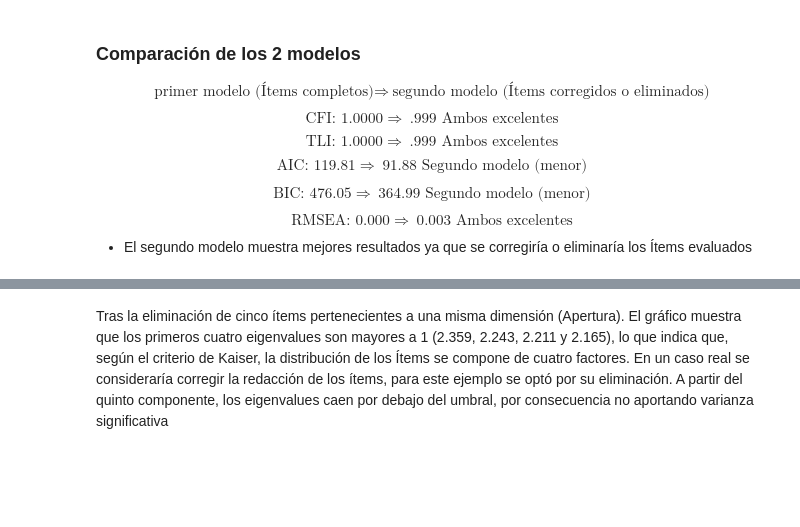
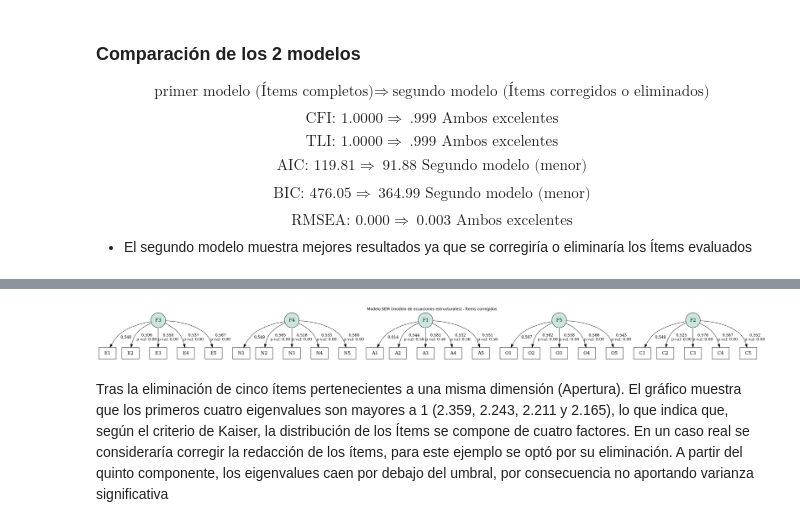
Before and after one commit to Leonard0711/statistics, a Jupyter notebook: statistics_py/afe_afc.ipynb, the cells around one changed output, grey strips where cells are left out. Drawn from its saved outputs; the diff is of its cells as text; code cells hidden in the pictures; blank space fills up the shorter version.

```diff
--- a/statistics_py/afe_afc.ipynb
+++ b/statistics_py/afe_afc.ipynb
@@ -567,3 +577,15 @@ semopy.semplot(model_1,filename="graph.png", std_ests=True)
+# %%
+graf_1 = semopy.semplot(model, filename="graph_1.png", std_ests=True)
+estimates_1 = model_1.inspect()
+img_1 = plt.imread("graph_1.png")
+plt.figure(figsize=(40,20))
+plt.imshow(img)
+plt.title("Modelo SEM (modelo de ecuaciones estructurales) - Ítems corregidos", fontsize=16)
+plt.axis(False)
+plt.tight_layout()
+plt.show()
+# %% [output]
+[figure, added]
 # %%
 from factor_analyzer import FactorAnalyzer
 fa_cf1 = FactorAnalyzer(rotation="oblimin", n_factors=5, method='principal')
```
Also changed, not shown: parts of 4 cells of this notebook, 2 other files.
